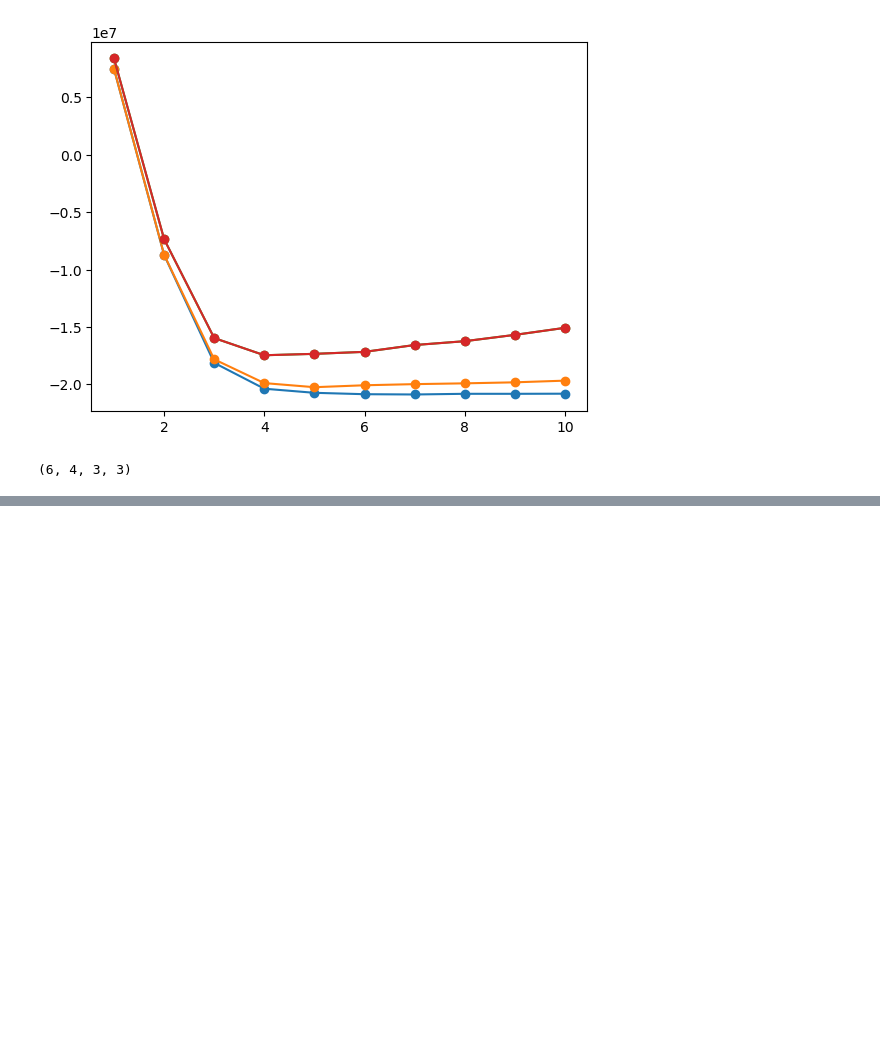
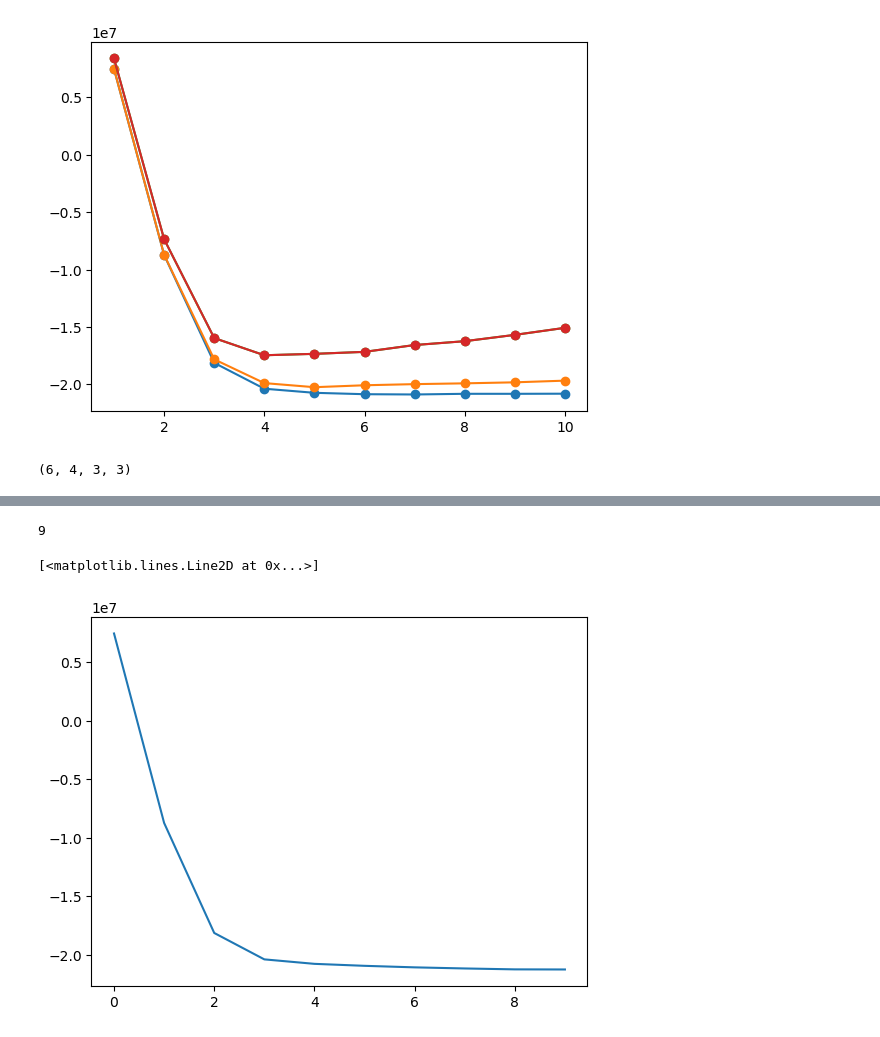
Before and after one commit to Pongpisit-Thanasutives/UBIC-test, a Jupyter notebook: Examples/NS.ipynb, the cells around one changed output, grey strips where cells are left out. Drawn from its saved outputs; the diff is of its cells as text; code cells hidden in the pictures; blank space fills up the shorter version.

```diff
--- a/Examples/NS.ipynb
+++ b/Examples/NS.ipynb
@@ -370,3 +376,26 @@ plt.show()
 np.argmin(icomps[0]), np.argmin(icomps[1]), np.argmin(icomps[2]), np.argmin(icomps[3])
 # %% [output]
 (6, 4, 3, 3)
+# %%
+theta, dt = shuffle(X_pre, y_pre, random_state=0)
+# %%
+n_resample = 30
+n_samples = 1000
+v_icomps = []
+for bs in best_subsets:
+    icomps = []
+    beta = np.linalg.lstsq(X_pre[:, bs], y_pre, rcond=None)[0]
+    for _ in range(n_resample):
+        idx = sample_without_replacement(n_population=theta.shape[0]-1, n_samples=n_samples, random_state=_)
+        X_resample, y_resample = theta[idx], dt[idx]
+        X_resample = X_resample[:, bs]
+        llf, CM, icomp = llf_complexity(X_resample, y_resample, beta=beta, a_n=np.log(len(y_resample)))
+        icomp = icomp[2]
+        icomps.append(icomp)
+    v_icomps.append(icomps)
+v_icomps = np.array(v_icomps)
+v_icomps_ranking = np.argsort(v_icomps.sum(axis=-1))
+
+for i in range(1, len(best_subsets)):
+    wres = wilcoxon(v_icomps[i], v_icomps[i-1], alternative='less')
+    print(wres.pvalue)
@@ -372,0 +481,26 @@ np.argmin(icomps[0]), np.argmin(icomps[1]), np.argmin(icomps[2]), np.argmin(icom
+# %%
+mdls = []
+for bs in best_subsets:
+    X_train = X_pre[:, bs]
+    beta = np.linalg.lstsq(X_train, y_pre, rcond=None)[0]
+    var = np.linalg.norm(y_pre-X_train@beta, ord=2)**2
+    var = var/(len(y_pre)-len(bs))
+
+    prac_mdl = prac_mdl_comp(X_train, y_pre, variance=var)
+    mdl = prac_mdl['prac_mdl']
+    thetahat = prac_mdl['thetahat']
+
+    llf, CM, icomp = llf_complexity(X_train, y_pre,
+                                    beta=thetahat,
+                                    a_n=np.log(len(y_pre)))
+    icomp = icomp[2]
+
+    # mdls.append(mdl)
+    mdls.append(icomp)
+
+print(np.argmin(mdls))
+plt.plot(mdls)
+# %% [output]
+9
+[<matplotlib.lines.Line2D at 0x...>]
+[figure, added]
```
Also changed, not shown: parts of 10 cells of this notebook.
